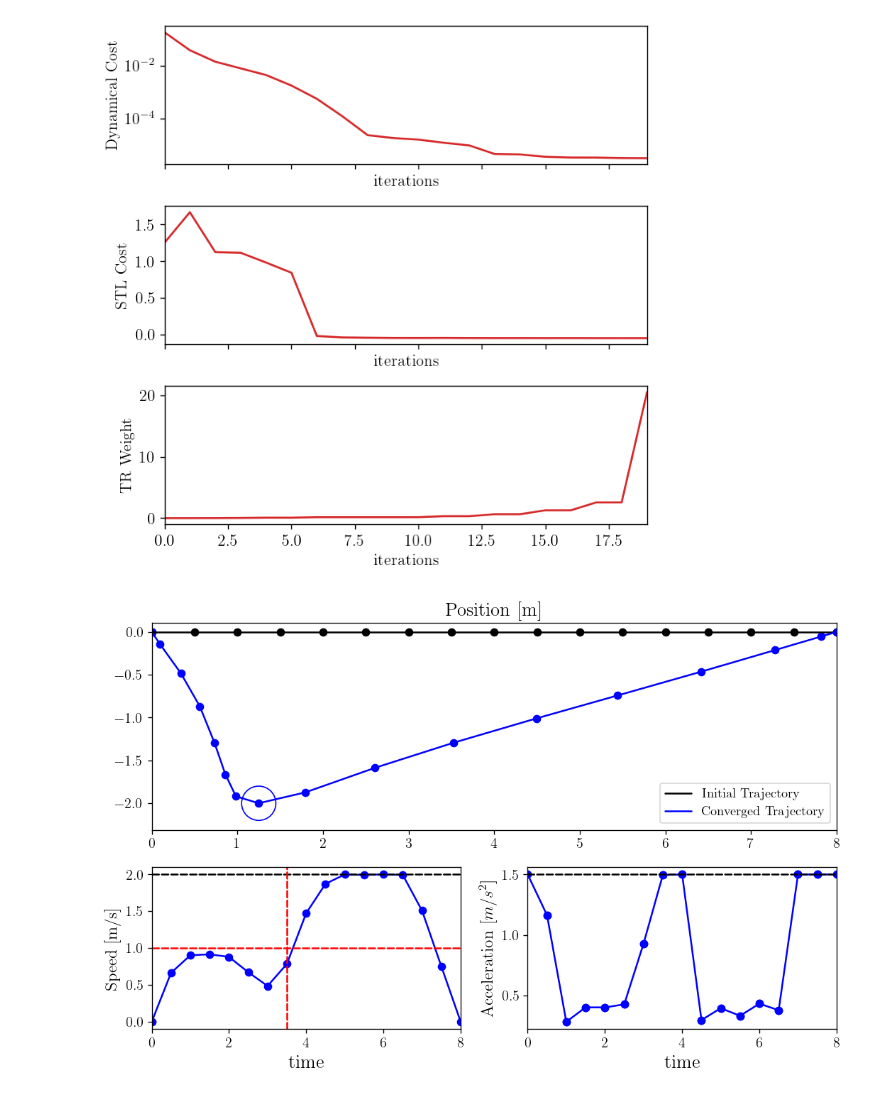
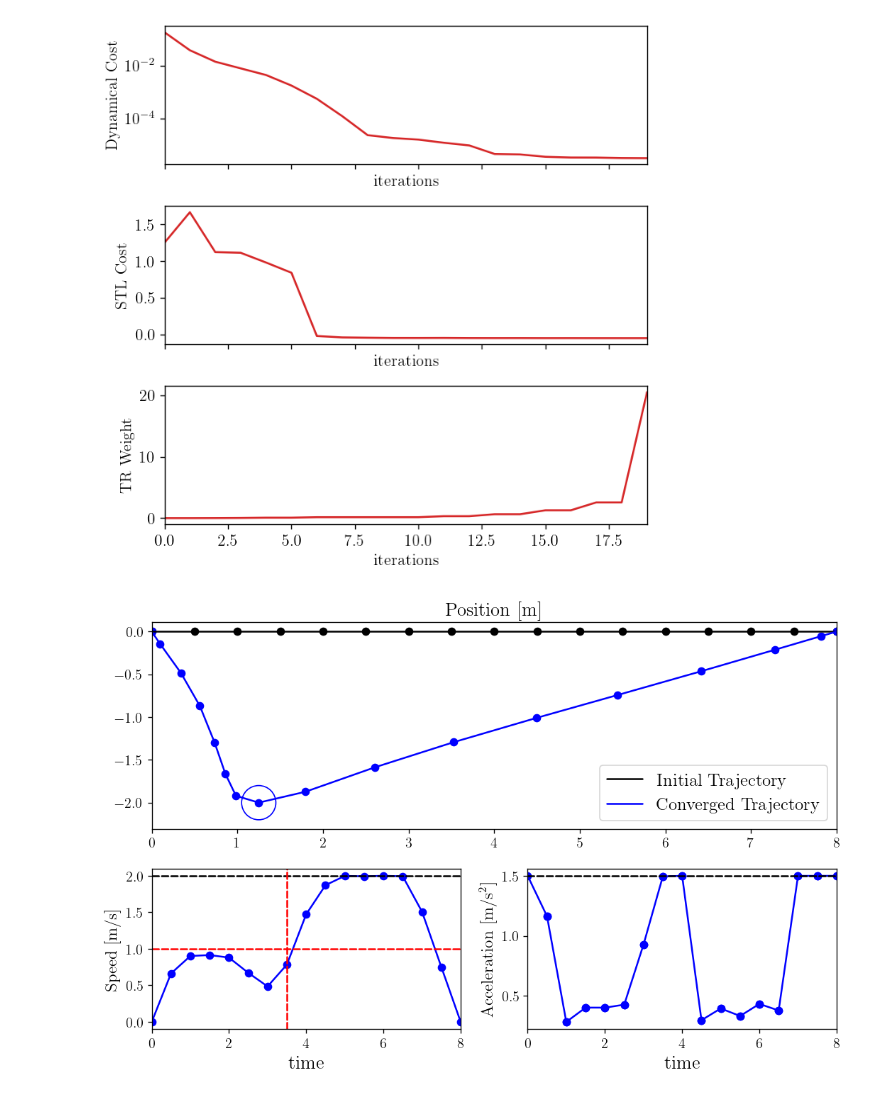
Before and after one commit to sametuzun781/D-GMSR, a Jupyter notebook: D_GSAR_Traj_Opt.ipynb, the cells around one changed output. Cells and saved outputs as stored; diff of their text form; code cells hidden in the pictures.

Commit message:
Figures are updated

```diff
--- a/D_GSAR_Traj_Opt.ipynb
+++ b/D_GSAR_Traj_Opt.ipynb
@@ -140,7 +58,7 @@ mpl.rcParams.update({'lines.dash_joinstyle': 'round'})
 import matplotlib.pyplot as plt
 from matplotlib.pyplot import cm
 
-save_fig = True
+save_fig = False
 fig_format = ['pdf', 'png'][1]
 # %%
 def gsar_sympy(eps : float,
@@ -1413,33 +1333,33 @@ axa = fig.add_subplot(gs[0, :])
 
 circle = plt.Circle(params['p_w'][:2], params['p_w'][2], color='blue', clip_on=False, fill=False)
 axa.add_patch(circle)
 
 axa.plot(params['X_last'][0,:], params['X_last'][1,:], c='black', label='Initial Trajectory')
 axa.scatter(params['X_last'][0,:], params['X_last'][1,:], c='black')
 
 axa.plot(results['x_all'][:,0], results['x_all'][:,1], c='blue', label='Converged Trajectory')
 axa.scatter(results['x_all'][:,0], results['x_all'][:,1], c='blue')
 
 axa.set_aspect('equal')
 axa.set_title(r'Position [m]', fontsize=16)
-axa.legend()
+axa.legend(prop={'size': 15})
 
 axs[1,0].plot(results['times'], np.linalg.norm(results['x_all'][:,2:4], axis=1), c='blue')
 axs[1,0].scatter(results['times'], np.linalg.norm(results['x_all'][:,2:4], axis=1), c='blue')
 axs[1,0].axhline(y=params['vehicle_v_max'], c='black', linestyle='dashed')
 axs[1,0].axhline(y=params['vehicle_v_max_evnt'], c='red', linestyle='dashed')
 fsbl_idx = np.argwhere((np.linalg.norm(results['x_all'][:,0:2].T - params['p_w'][0:2,:], axis=0) - params['p_w'][2,0])<= 0)
 axs[1,0].axvline(x=results['times'][fsbl_idx[0,0]], c='red', linestyle='dashed')
 axs[1,0].set_xlabel(r'time', fontsize=16)
 axs[1,0].set_ylabel('Speed [m/s]', fontsize=14)
 
 x_time = np.dstack((results['times'][:-1], results['times'][1:])).reshape(-1)
 axs[1,1].plot(x_time, np.linalg.norm(results['u_all'][:,0:2,:], axis=1).reshape(-1, order='F'), c='blue')
 axs[1,1].scatter(x_time, np.linalg.norm(results['u_all'][:,0:2,:], axis=1).reshape(-1, order='F'), c='blue')
 axs[1,1].axhline(y=params['vehicle_a_max'], c='black', linestyle='dashed')
 axs[1,1].set_xlabel(r'time', fontsize=16)
-axs[1,1].set_ylabel('Acceleration [$m/s^2$]', fontsize=14)
+axs[1,1].set_ylabel('Acceleration [m/s$^2$]', fontsize=14)
 
 if save_fig: fig.savefig('Num_sim.' + fig_format, bbox_inches='tight')
 # %% [output]
-[figure, old version]
+[figure, new version]
```
Also changed, not shown: parts of 5 cells of this notebook, 4 other files.
